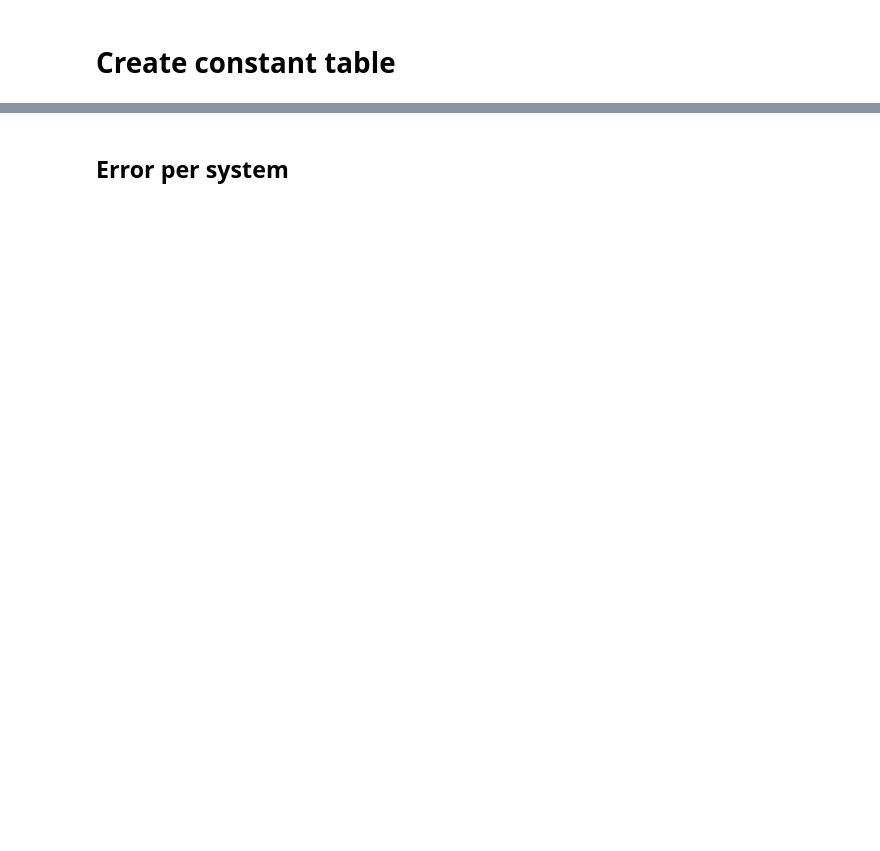
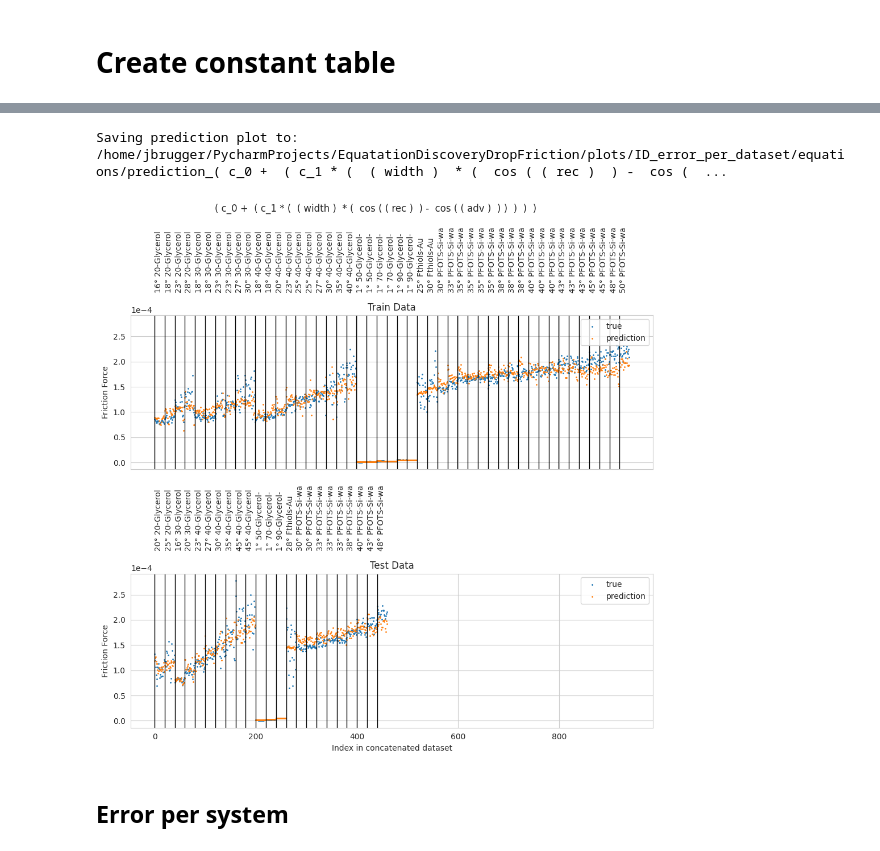
Before and after one commit to BayremAg/EquationDiscoveryDropFriction, a Jupyter notebook: src/analyse_equations/analyse_equations.ipynb, the cells around one changed output, grey strips where cells are left out. Saved outputs shown, nothing was run; the diff lists cells and outputs as text; code cells hidden in the pictures; blank space fills up the shorter version.

```diff
--- a/src/analyse_equations/analyse_equations.ipynb
+++ b/src/analyse_equations/analyse_equations.ipynb
@@ -185,3 +313,12 @@ Saving prediction plot to: /home/jbrugger/PycharmProjects/EquatationDiscoveryDro
+# %%
+index =5
+equation = proposed_equations[df_error.loc[index].loc['equation']]
+tree = map_equation_to_syntax_tree(args, df_error.loc[index].loc['equation'], infix=False, catch_exceptions=False)
+tree.constants_in_tree = equation['all_data']['train']['constants']
+plot_prediction(args, filtered_dfs_test, filtered_dfs_train, tree)
+# %% [output]
+Saving prediction plot to: /home/jbrugger/PycharmProjects/EquatationDiscoveryDropFriction/plots/ID_error_per_dataset/equations/prediction_( c_0 +  ( c_1 * (  ( width )  * (  cos ( ( rec )  ) -  cos (  ...
+[figure, added]
 # %% [markdown]
 ## Error per system
 # %%
```
Also changed, not shown: parts of 17 cells of this notebook, 6 other files.
